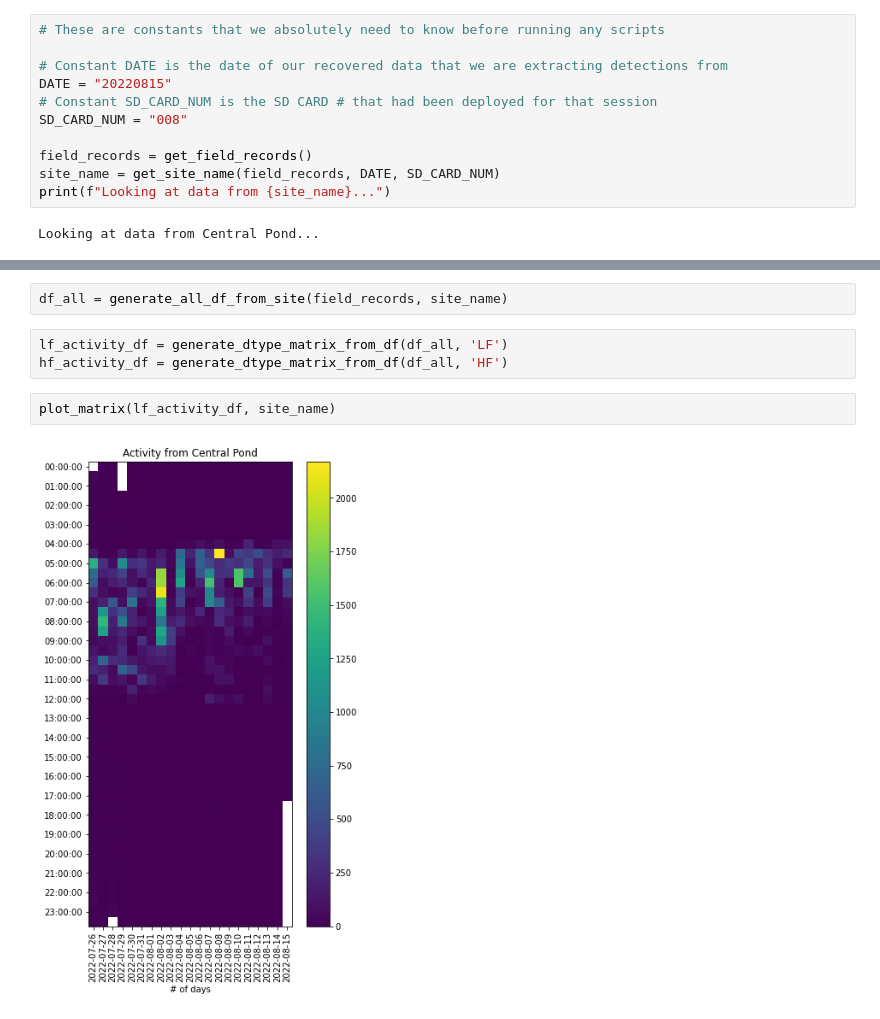
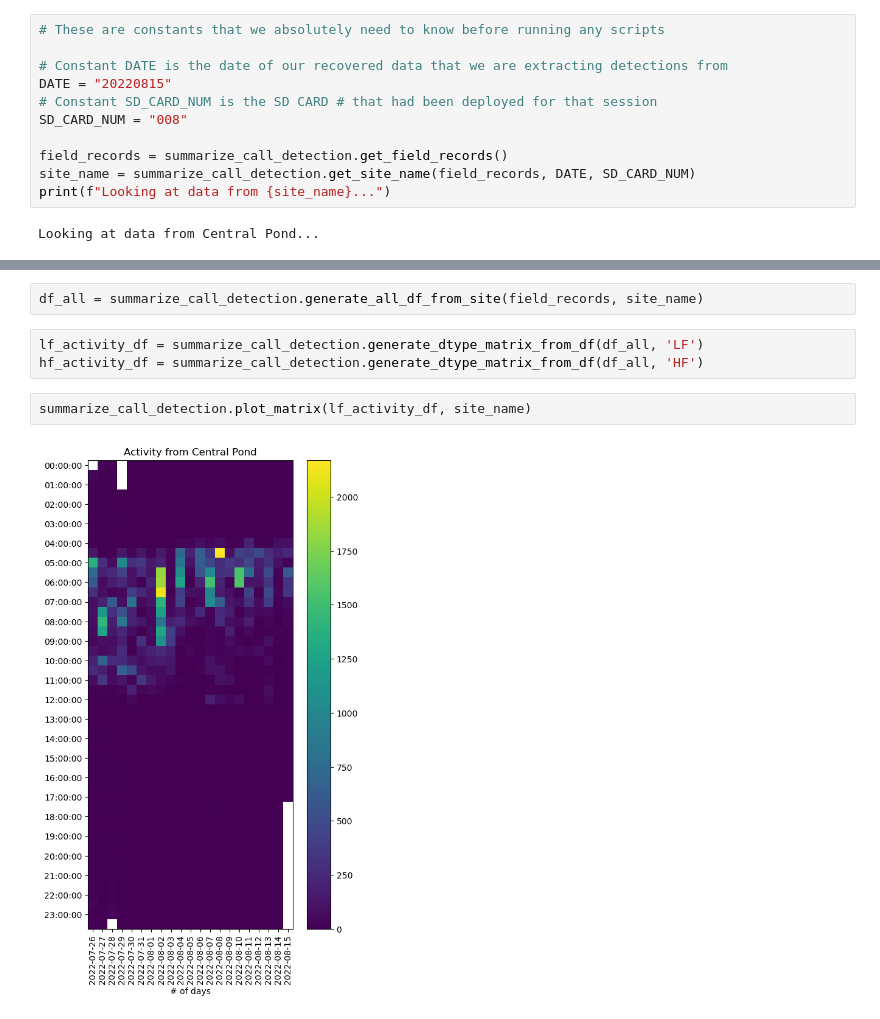
Before and after one commit to uw-echospace/ubna-field, a Jupyter notebook: notebooks/call_number_plotter.ipynb, the cells around one changed output, grey strips where cells are left out. Drawn from its saved outputs; the diff is of its cells as text.

Commit message:
Moved functions to scripts/summarize_call_detection

```diff
--- a/notebooks/call_number_plotter.ipynb
+++ b/notebooks/call_number_plotter.ipynb
@@ -330,8 +25,8 @@ DATE = "20220815"
 # Constant SD_CARD_NUM is the SD CARD # that had been deployed for that session
 SD_CARD_NUM = "008"
 
-field_records = get_field_records()
-site_name = get_site_name(field_records, DATE, SD_CARD_NUM)
+field_records = summarize_call_detection.get_field_records()
+site_name = summarize_call_detection.get_site_name(field_records, DATE, SD_CARD_NUM)
 print(f"Looking at data from {site_name}...")
 # %% [output]
 Looking at data from Central Pond...
@@ -367,10 +62,10 @@ plot_total(df, site_name)
 # %%
-df_all = generate_all_df_from_site(field_records, site_name)
+df_all = summarize_call_detection.generate_all_df_from_site(field_records, site_name)
 # %%
-lf_activity_df = generate_dtype_matrix_from_df(df_all, 'LF')
-hf_activity_df = generate_dtype_matrix_from_df(df_all, 'HF')
+lf_activity_df = summarize_call_detection.generate_dtype_matrix_from_df(df_all, 'LF')
+hf_activity_df = summarize_call_detection.generate_dtype_matrix_from_df(df_all, 'HF')
 # %%
-plot_matrix(lf_activity_df, site_name)
+summarize_call_detection.plot_matrix(lf_activity_df, site_name)
 # %% [output]
-[figure, old version]
+[figure, new version]
 # %%
```
Also changed, not shown: parts of 16 cells of this notebook, 5 other files.
